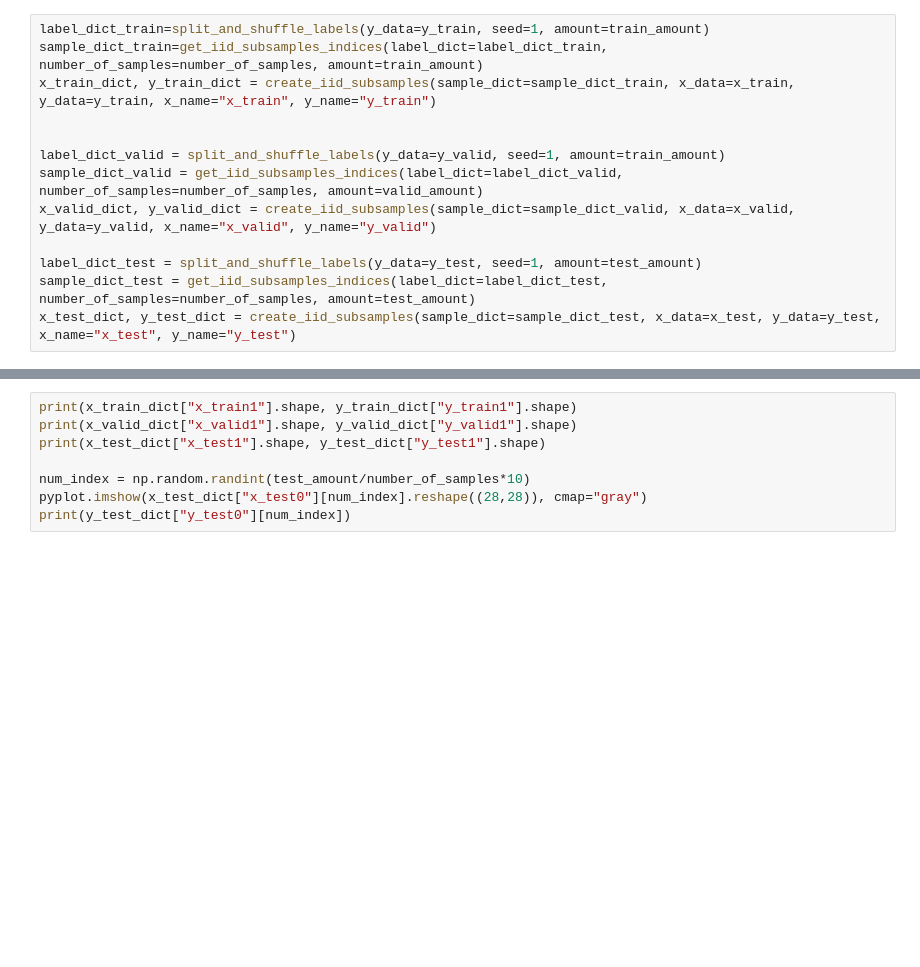
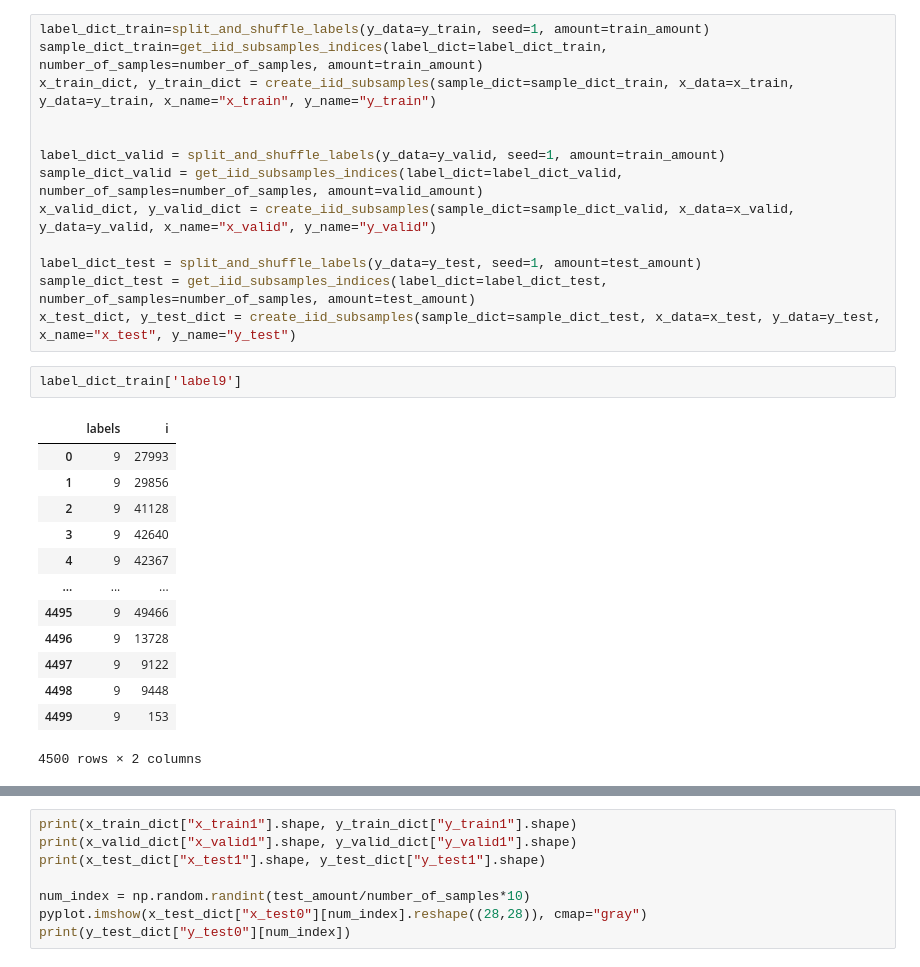
Before and after one commit to yangland/ece_fl_public, a Jupyter notebook: fedavg_mnist_iid.ipynb, the cells around one changed output, grey strips where cells are left out. Drawn from its saved outputs; the diff is of its cells as text; blank space fills up the shorter version.

```diff
--- a/fedavg_mnist_iid.ipynb
+++ b/fedavg_mnist_iid.ipynb
@@ -452,3 +453,19 @@ x_valid_dict, y_valid_dict = create_iid_subsamples(sample_dict=sample_dict_valid
 label_dict_test = split_and_shuffle_labels(y_data=y_test, seed=1, amount=test_amount)
 sample_dict_test = get_iid_subsamples_indices(label_dict=label_dict_test, number_of_samples=number_of_samples, amount=test_amount)
 x_test_dict, y_test_dict = create_iid_subsamples(sample_dict=sample_dict_test, x_data=x_test, y_data=y_test, x_name="x_test", y_name="y_test")
+# %%
+label_dict_train['label9']
+# %% [output]
+|  | labels | i |
+| 0 | 9 | 27993 |
+| 1 | 9 | 29856 |
+| 2 | 9 | 41128 |
+| 3 | 9 | 42640 |
+| 4 | 9 | 42367 |
+| ... | ... | ... |
+| 4495 | 9 | 49466 |
+| 4496 | 9 | 13728 |
+| 4497 | 9 | 9122 |
+| 4498 | 9 | 9448 |
+| 4499 | 9 | 153 |
+4500 rows × 2 columns
```
Also changed, not shown: parts of 7 cells of this notebook.
